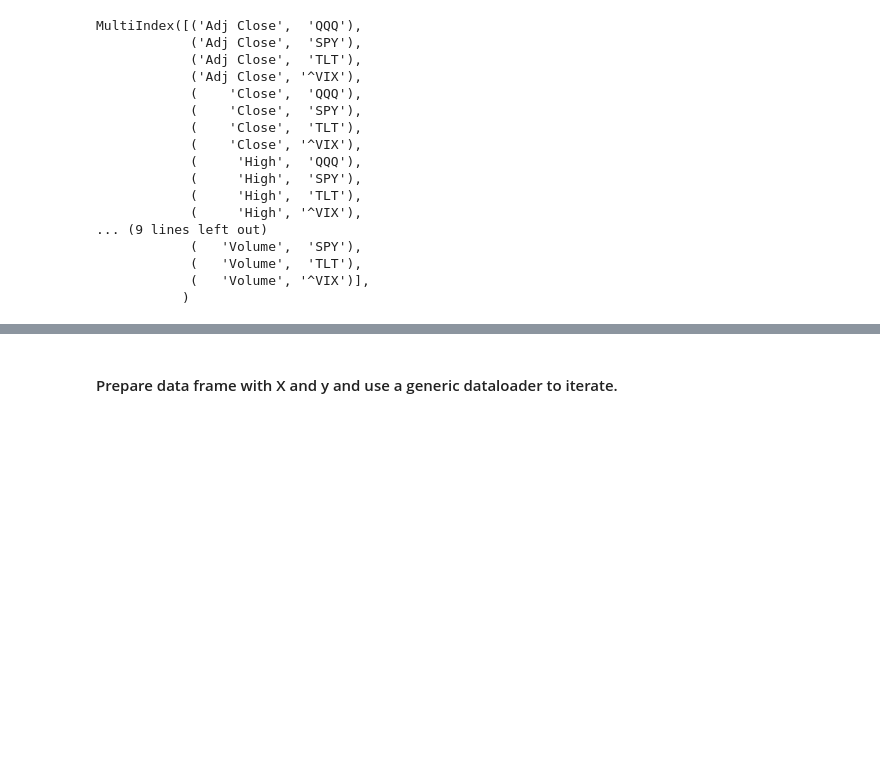
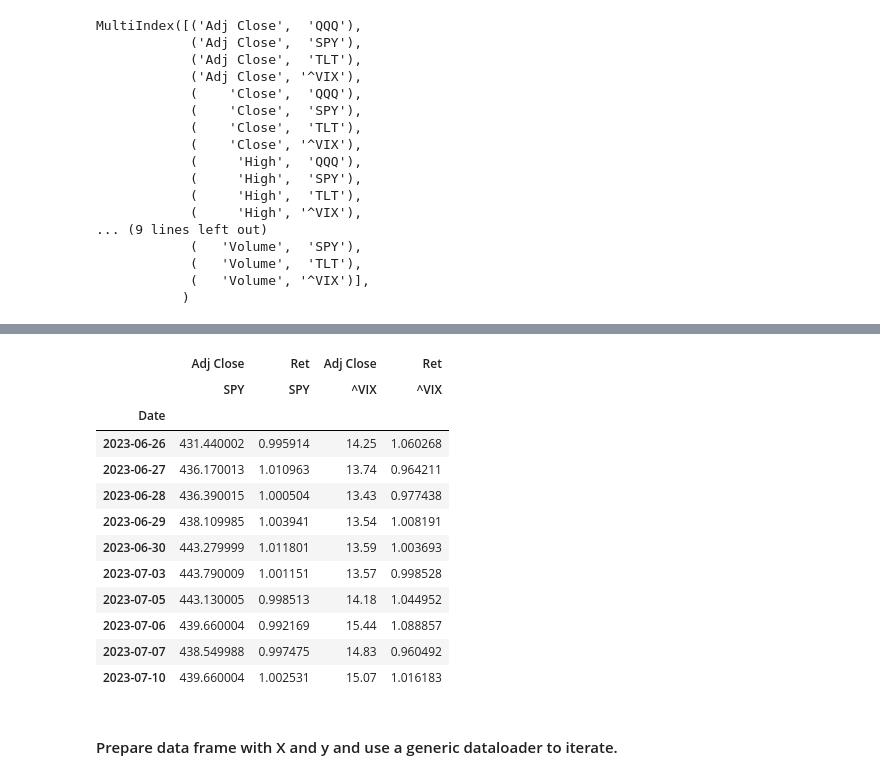
Before and after one commit to asalomatov/options, a Jupyter notebook: notebooks/jax.ipynb, the cells around one changed output, grey strips where cells are left out. Saved outputs shown, nothing was run; the diff lists cells and outputs as text; code cells hidden in the pictures; blank space fills up the shorter version.

```diff
--- a/notebooks/jax.ipynb
+++ b/notebooks/jax.ipynb
@@ -1220,3 +1221,23 @@ data[clmns]
+# %%
+# add returns
+for col in clmns:
+    data[('Ret', col[1])] = data[col]/data[col].shift(1)
+# %%
+data[[('Adj Close', 'SPY'), ('Ret', 'SPY'), ('Adj Close', '^VIX'), ('Ret', '^VIX')]].tail(10)
+# %% [output]
+|  | Adj Close | Ret | Adj Close | Ret |
+|  | SPY | SPY | ^VIX | ^VIX |
+| Date |  |  |  |  |
+| 2023-06-26 | 431.440002 | 0.995914 | 14.25 | 1.060268 |
+| 2023-06-27 | 436.170013 | 1.010963 | 13.74 | 0.964211 |
+| 2023-06-28 | 436.390015 | 1.000504 | 13.43 | 0.977438 |
+| 2023-06-29 | 438.109985 | 1.003941 | 13.54 | 1.008191 |
+| 2023-06-30 | 443.279999 | 1.011801 | 13.59 | 1.003693 |
+| 2023-07-03 | 443.790009 | 1.001151 | 13.57 | 0.998528 |
+| 2023-07-05 | 443.130005 | 0.998513 | 14.18 | 1.044952 |
+| 2023-07-06 | 439.660004 | 0.992169 | 15.44 | 1.088857 |
+| 2023-07-07 | 438.549988 | 0.997475 | 14.83 | 0.960492 |
+| 2023-07-10 | 439.660004 | 1.002531 | 15.07 | 1.016183 |
 # %% [markdown]
 #### Prepare data frame with X and y and use a generic dataloader to iterate.
 # %%
```
Also changed, not shown: parts of 22 cells of this notebook, 1 other file.
